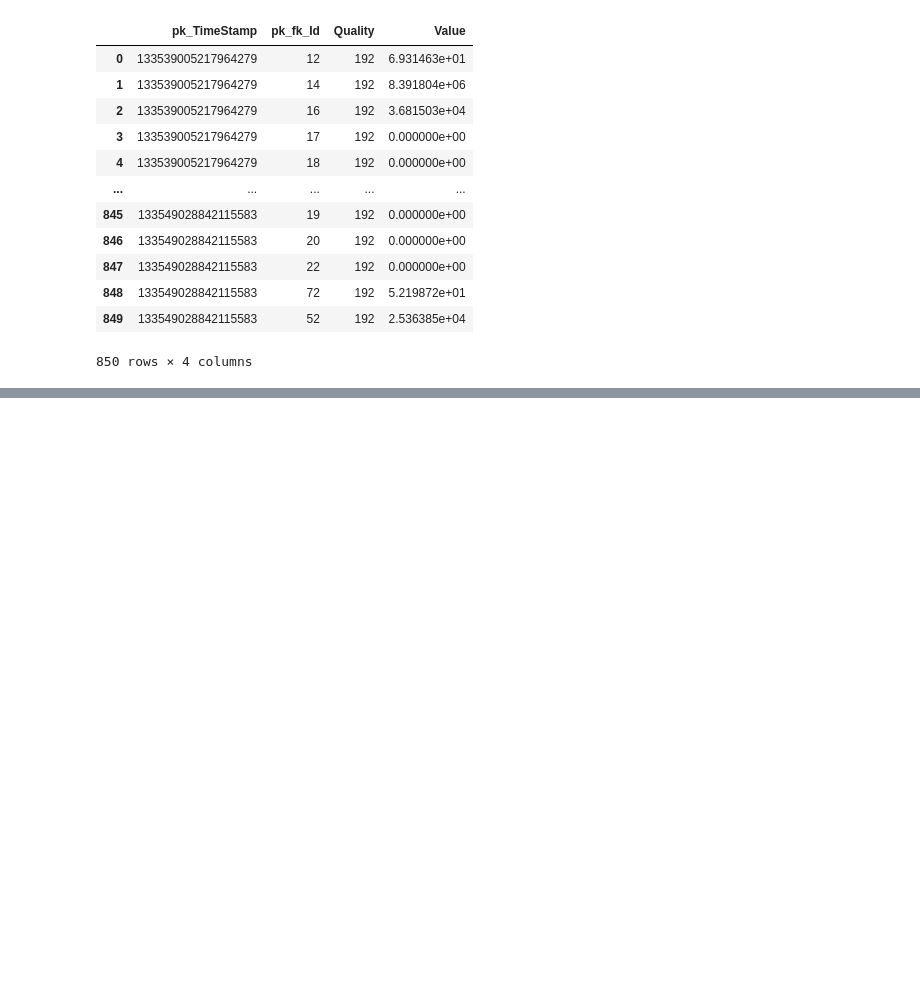
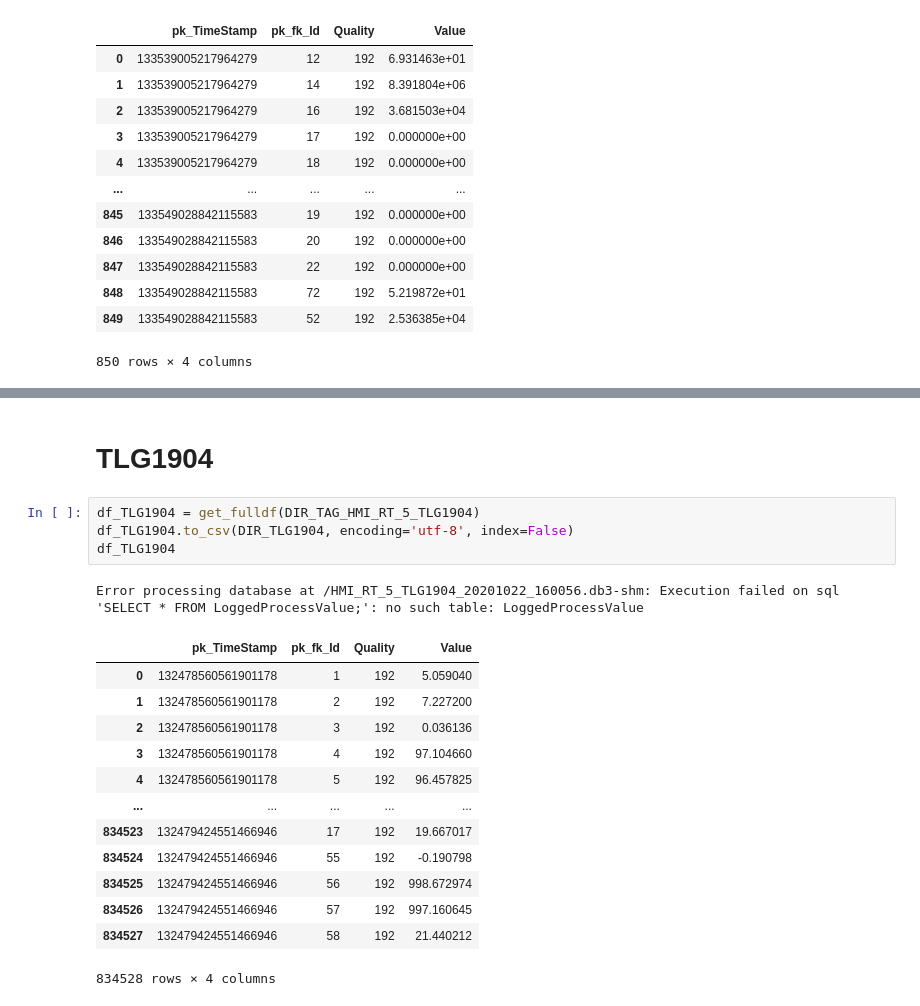
Before and after one commit to LuisEnrique-frenkel/ETL-FlashTruck, a Jupyter notebook: notebooks/0.0-leng-initial.ipynb, the cells around one changed output, grey strips where cells are left out. Drawn from its saved outputs; the diff is of its cells as text; blank space fills up the shorter version.

```diff
--- a/notebooks/0.0-leng-initial.ipynb
+++ b/notebooks/0.0-leng-initial.ipynb
@@ -177,0 +230,21 @@ Name: table_name, dtype: object
+# %% [markdown]
+# TLG1904
+# %%
+df_TLG1904 = get_fulldf(DIR_TAG_HMI_RT_5_TLG1904)
+df_TLG1904.to_csv(DIR_TLG1904, encoding='utf-8', index=False)
+df_TLG1904
+# %% [output]
+Error processing database at /HMI_RT_5_TLG1904_20201022_160056.db3-shm: Execution failed on sql 'SELECT * FROM LoggedProcessValue;': no such table: LoggedProcessValue
+|  | pk_TimeStamp | pk_fk_Id | Quality | Value |
+| 0 | 132478560561901178 | 1 | 192 | 5.059040 |
+| 1 | 132478560561901178 | 2 | 192 | 7.227200 |
+| 2 | 132478560561901178 | 3 | 192 | 0.036136 |
+| 3 | 132478560561901178 | 4 | 192 | 97.104660 |
+| 4 | 132478560561901178 | 5 | 192 | 96.457825 |
+| ... | ... | ... | ... | ... |
+| 834523 | 132479424551466946 | 17 | 192 | 19.667017 |
+| 834524 | 132479424551466946 | 55 | 192 | -0.190798 |
+| 834525 | 132479424551466946 | 56 | 192 | 998.672974 |
+| 834526 | 132479424551466946 | 57 | 192 | 997.160645 |
+| 834527 | 132479424551466946 | 58 | 192 | 21.440212 |
+834528 rows × 4 columns
```
Also changed, not shown: parts of 8 cells of this notebook, 2 other files.
